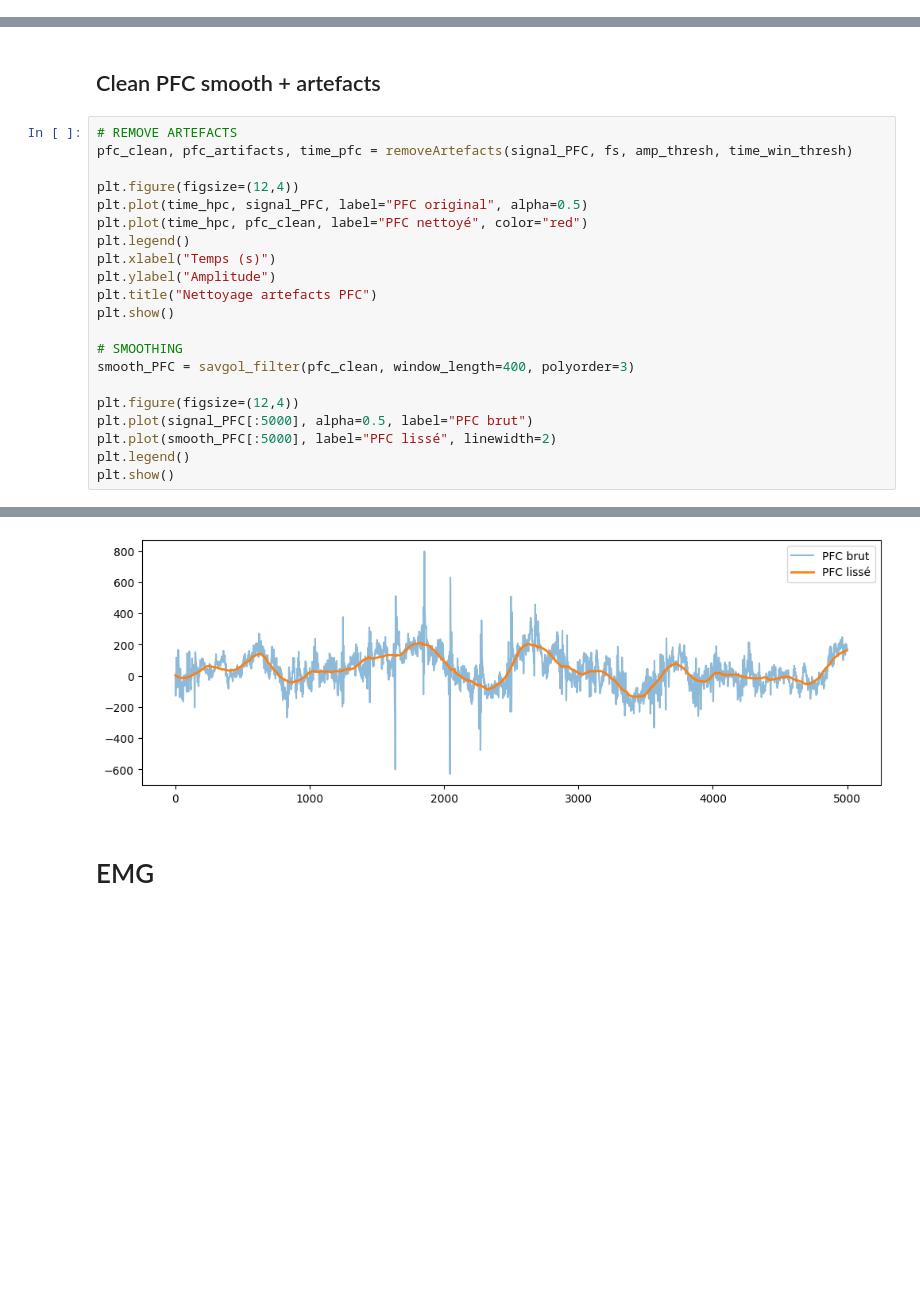
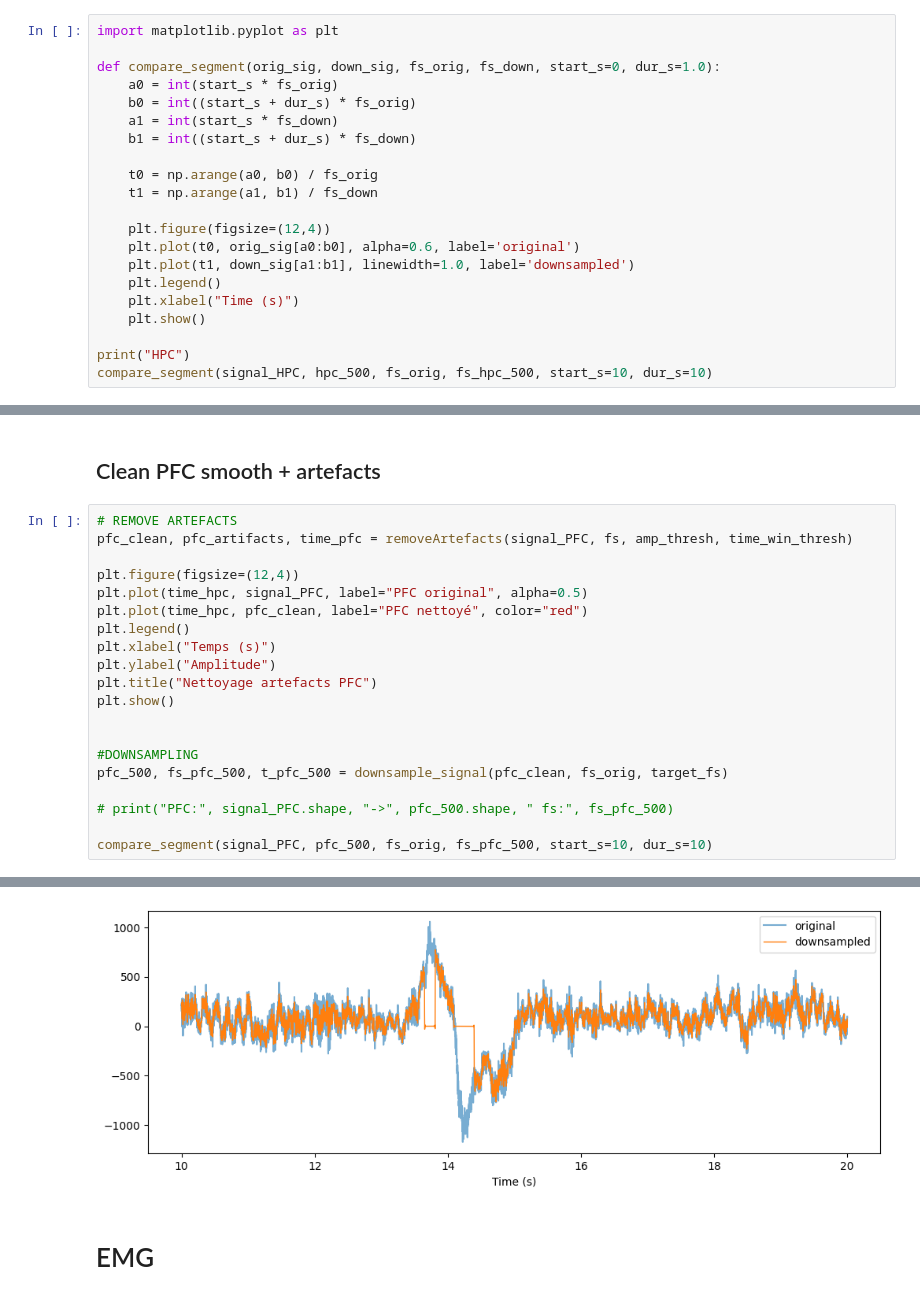
Before and after one commit to NouhaylaEnnadri/Sandman, a Jupyter notebook: HPC_rat1_j1.ipynb, the cells around one changed output, grey strips where cells are left out. Saved outputs shown, nothing was run; the diff lists cells and outputs as text; blank space fills up the shorter version.

Commit message:
Avancement downsampling (pfc,hpc), gaussian(emg)

```diff
--- a/HPC_rat1_j1.ipynb
+++ b/HPC_rat1_j1.ipynb
@@ -446,0 +478,21 @@ plt.show()
+# %%
+import matplotlib.pyplot as plt
+
+def compare_segment(orig_sig, down_sig, fs_orig, fs_down, start_s=0, dur_s=1.0):
+    a0 = int(start_s * fs_orig)
+    b0 = int((start_s + dur_s) * fs_orig)
+    a1 = int(start_s * fs_down)
+    b1 = int((start_s + dur_s) * fs_down)
+
+    t0 = np.arange(a0, b0) / fs_orig
+    t1 = np.arange(a1, b1) / fs_down
+
+    plt.figure(figsize=(12,4))
+    plt.plot(t0, orig_sig[a0:b0], alpha=0.6, label='original')
+    plt.plot(t1, down_sig[a1:b1], linewidth=1.0, label='downsampled')
+    plt.legend()
+    plt.xlabel("Time (s)")
+    plt.show()
+
+print("HPC")
+compare_segment(signal_HPC, hpc_500, fs_orig, fs_hpc_500, start_s=10, dur_s=10)
@@ -459,12 +514,11 @@ plt.ylabel("Amplitude")
 plt.title("Nettoyage artefacts PFC")
 plt.show()
 
-# SMOOTHING
-smooth_PFC = savgol_filter(pfc_clean, window_length=400, polyorder=3)
 
-plt.figure(figsize=(12,4))
-plt.plot(signal_PFC[:5000], alpha=0.5, label="PFC brut")
-plt.plot(smooth_PFC[:5000], label="PFC lissé", linewidth=2)
-plt.legend()
-plt.show()
+#DOWNSAMPLING
+pfc_500, fs_pfc_500, t_pfc_500 = downsample_signal(pfc_clean, fs_orig, target_fs)
+
+# print("PFC:", signal_PFC.shape, "->", pfc_500.shape, " fs:", fs_pfc_500)
+
+compare_segment(signal_PFC, pfc_500, fs_orig, fs_pfc_500, start_s=10, dur_s=10)
 # %% [output]
@@ -472,4 +526,4 @@ plt.show()
-[figure, old version]
+[figure, new version]
 # %% [markdown]
 # EMG
 # %%
```
Also changed, not shown: parts of 12 cells of this notebook.
